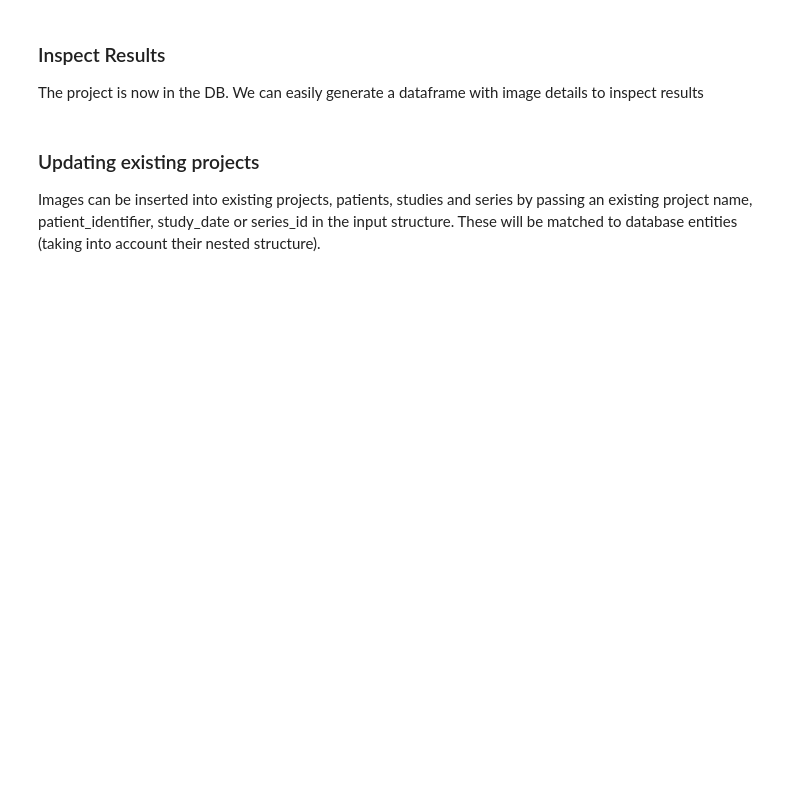
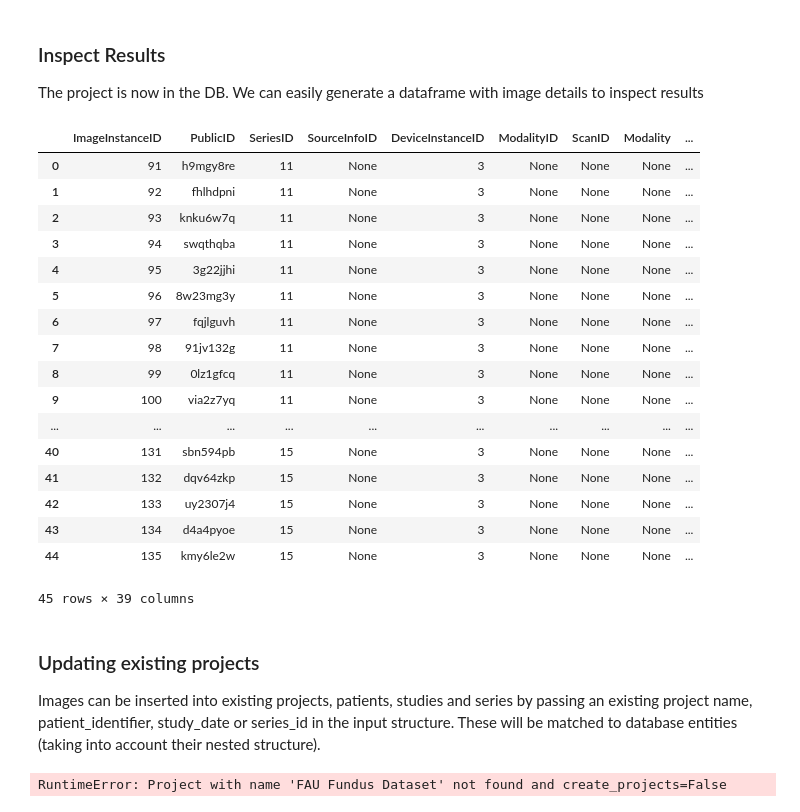
Before and after one commit to Eyened/eyened-platform, a Jupyter notebook: notebooks/import_python.ipynb, the cells around one changed output. Drawn from its saved outputs; the diff is of its cells as text; code cells hidden in the pictures; blank space fills up the shorter version.

Commit message:
update importer

```diff
--- a/notebooks/import_python.ipynb
+++ b/notebooks/import_python.ipynb
@@ -22 +7,7 @@ extract_dir = Path("/mnt/oogergo/eyened/public_data/av_segmentation/HRF_AV")
+# %%
+from dotenv import load_dotenv
+env_path = Path.cwd().parent.parent / ".env.dev"
+load_dotenv(env_path)
+
+session = Database().create_session()
 # %%
@@ -163,3 +137,22 @@ from eyened_orm import Project
 project = Project.by_name(session, 'FAU Fundus Dataset')
 # %%
-project.make_dataframe(session)
+project.make_dataframe()
+# %% [output]
+|  | ImageInstanceID | PublicID | SeriesID | SourceInfoID | DeviceInstanceID | ModalityID | ScanID | Modality | ... |
+| 0 | 91 | h9mgy8re | 11 | None | 3 | None | None | None | ... |
+| 1 | 92 | fhlhdpni | 11 | None | 3 | None | None | None | ... |
+| 2 | 93 | knku6w7q | 11 | None | 3 | None | None | None | ... |
+| 3 | 94 | swqthqba | 11 | None | 3 | None | None | None | ... |
+| 4 | 95 | 3g22jjhi | 11 | None | 3 | None | None | None | ... |
+| 5 | 96 | 8w23mg3y | 11 | None | 3 | None | None | None | ... |
+| 6 | 97 | fqjlguvh | 11 | None | 3 | None | None | None | ... |
+| 7 | 98 | 91jv132g | 11 | None | 3 | None | None | None | ... |
+| 8 | 99 | 0lz1gfcq | 11 | None | 3 | None | None | None | ... |
+| 9 | 100 | via2z7yq | 11 | None | 3 | None | None | None | ... |
+| ... | ... | ... | ... | ... | ... | ... | ... | ... | ... |
+| 40 | 131 | sbn594pb | 15 | None | 3 | None | None | None | ... |
+| 41 | 132 | dqv64zkp | 15 | None | 3 | None | None | None | ... |
+| 42 | 133 | uy2307j4 | 15 | None | 3 | None | None | None | ... |
+| 43 | 134 | d4a4pyoe | 15 | None | 3 | None | None | None | ... |
+| 44 | 135 | kmy6le2w | 15 | None | 3 | None | None | None | ... |
+45 rows × 39 columns
@@ -173,7 +168,6 @@ Images can be inserted into existing projects, patients, studies and series by p
 # copy_files=True will copy the files to a configurable directory
 importer = Importer(
     session=session,
-    config=config,
     run_ai_models=True,
     generate_thumbnails=True,
     # copy_files=True # removed copy_files as it wasn't in __init__ signature I read
@@ -181,5 +175,7 @@ importer = Importer(
 
 # Display a summary of what will be imported
 import_summary = importer.import_many(data, summary=True)
+# %% [output]
+RuntimeError: Project with name 'FAU Fundus Dataset' not found and create_projects=False
 # %%
 importer.import_many(data)
```
Also changed, not shown: parts of 14 cells of this notebook, 11 other files.
